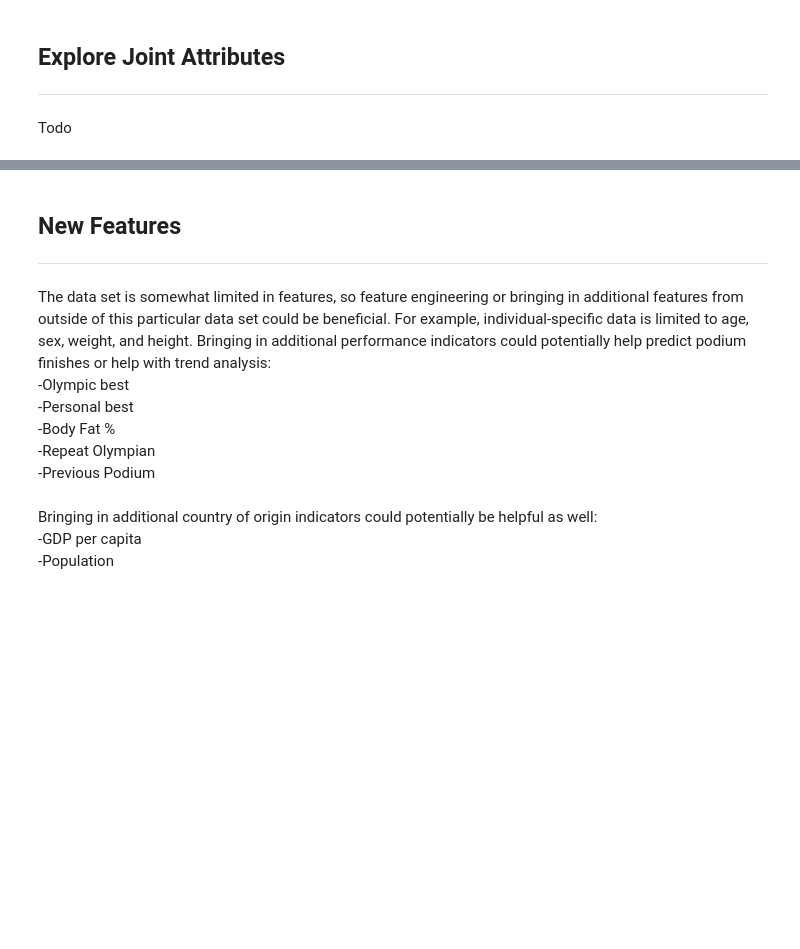
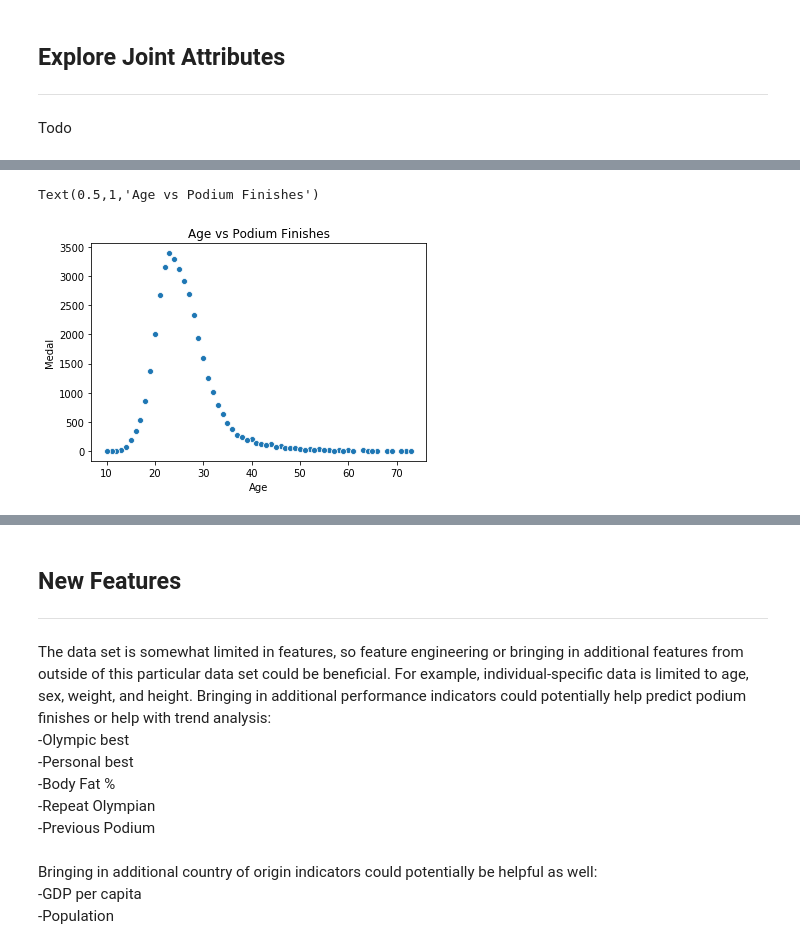
Before and after one commit to i4a/olympics, a Jupyter notebook: LabAssignmentOne.ipynb, the cells around one changed output, grey strips where cells are left out. Cells and saved outputs as stored; diff of their text form; code cells hidden in the pictures; blank space fills up the shorter version.

```diff
--- a/LabAssignmentOne.ipynb
+++ b/LabAssignmentOne.ipynb
@@ -63,0 +113,8 @@ Medal winners are going to be predicted using cross-validation against the test
+# %%
+age_info = df[df['Medal'].notna()].groupby(['Age'])['Medal'].count().sort_values(ascending=False)
+age_df = pd.DataFrame({'Age': age_info.index, 'Medal': age_info.values })
+sns.scatterplot(x="Age", y="Medal", data=age_df)
+plt.title("Age vs Podium Finishes")
+# %% [output]
+Text(0.5,1,'Age vs Podium Finishes')
+[figure, added]
```
Also changed, not shown: parts of 13 cells of this notebook.
